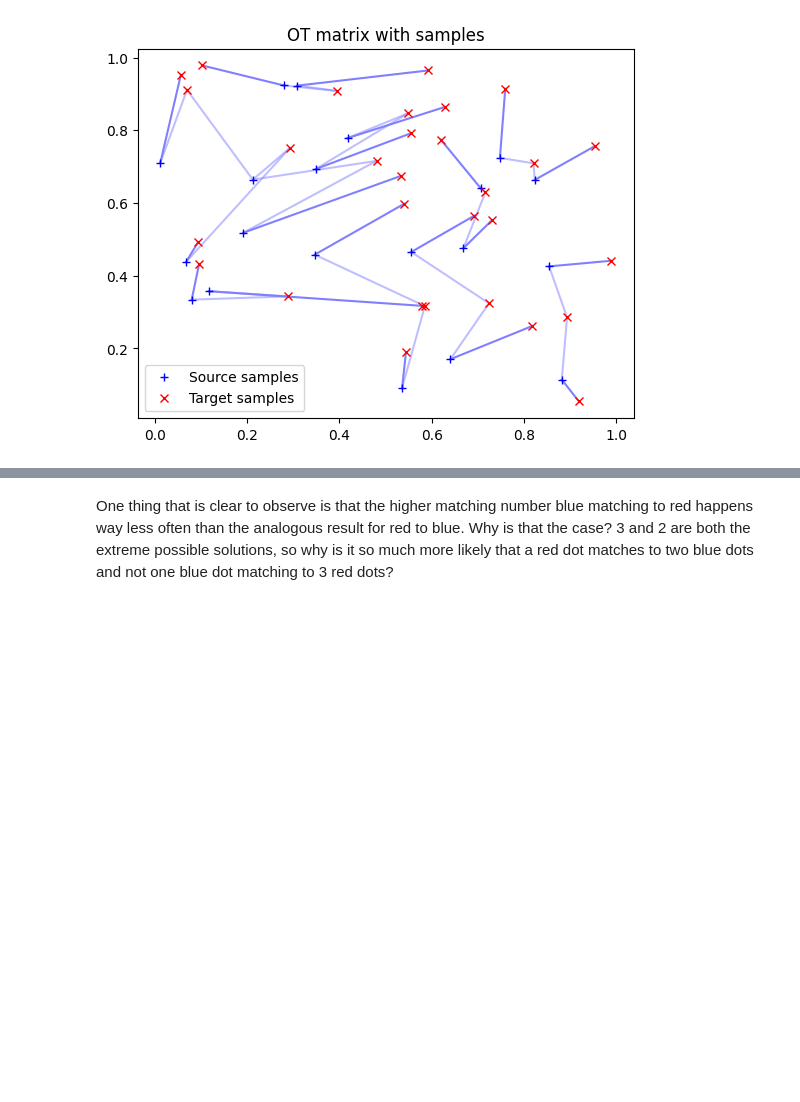
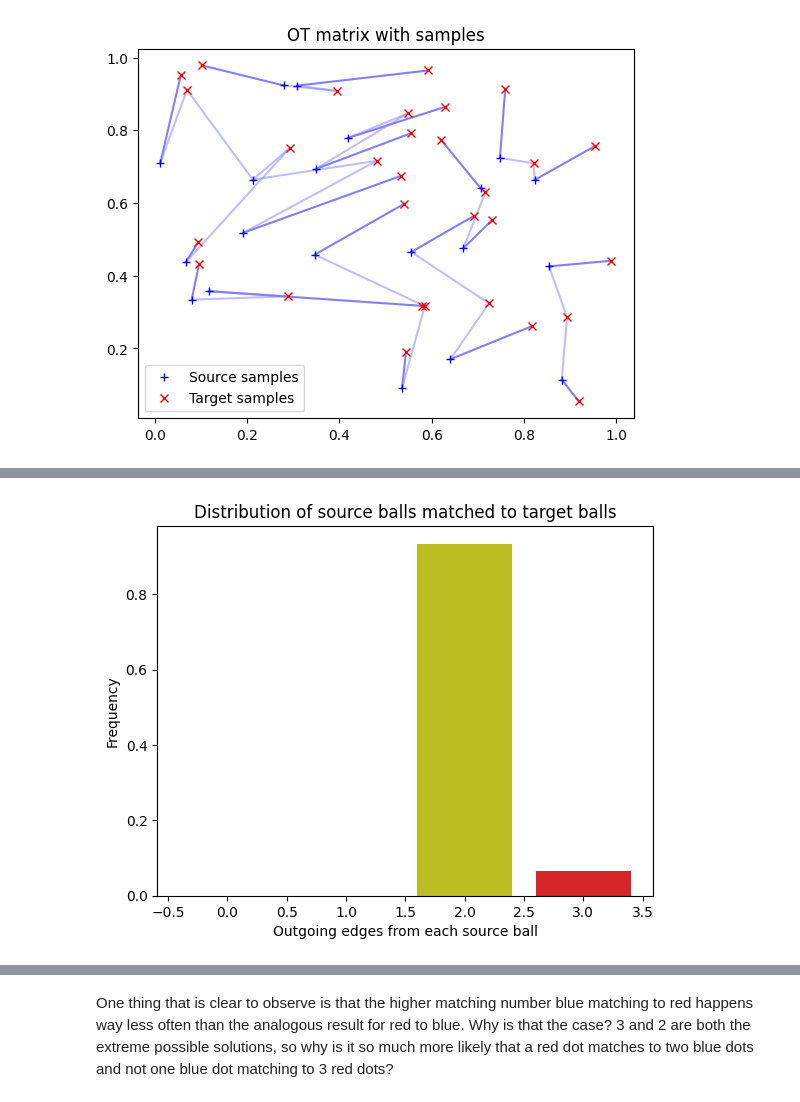
Before and after one commit to abjohnson117/OT_research, a Jupyter notebook: OT_match_stats.ipynb, the cells around one changed output, grey strips where cells are left out. Saved outputs shown, nothing was run; the diff lists cells and outputs as text; code cells hidden in the pictures; blank space fills up the shorter version.

```diff
--- a/OT_match_stats.ipynb
+++ b/OT_match_stats.ipynb
@@ -98,20 +94,23 @@ col_ratio
 # %%
-row_ratio_list = []
-col_ratio_list = []
-for _ in range(200):
+it = 200
+possible_m = list(range((int(m / gcd(20,30)))+1))
+possible_n = list(range((int(n / gcd(20,30)))+1))
+m_array = np.zeros((it,len(possible_m)))
+n_array = np.zeros((it,len(possible_n)))
+for i in range(200):
     P = np.random.rand(n, 2)
     Q = np.random.rand(m, 2)
-    # P = np.array([[0, np.random.random()] for _ in range(n)])
-    # Q = np.array([[np.random.choice([-1, 1]), np.random.random()] for _ in range(m)])
 
     G0 = OT_solver(P,Q,m,n,fig_1=False,fig_3=False,fig_4=False)
     G0 = np.where(G0 < 1e-10, 0, G0)
     row_ind_list = [np.count_nonzero(G0[arr]) for arr in range(len(G0))]
     col_ind_list = [np.count_nonzero((G0.T)[arr]) for arr in range(len((G0.T)))]
-    row_ratio = [(np.unique(row_ind_list, return_counts=True)[1][i]/len(row_ind_list),np.unique(row_ind_list, return_counts=True)[0][i]) for i in range(len(np.unique(row_ind_list, return_counts=True)[0]))]
-    col_ratio = [(np.unique(col_ind_list, return_counts=True)[1][i]/len(col_ind_list),np.unique(col_ind_list, return_counts=True)[0][i]) for i in range(len(np.unique(col_ind_list, return_counts=True)[0]))]
+    unique_row, unique_col = get_unique(row_ind_list), get_unique(col_ind_list)
 
+    for row in unique_row:
+        row_1 = row[0]
+        m_array[i,row_1] = len(row)/n
 
-
-    row_ratio_list.append(row_ratio)
-    col_ratio_list.append(col_ratio)
+    for col in unique_col:
+        col_1 = col[0]
+        n_array[i,col_1] = len(col)/m
@@ -207,0 +137,13 @@ The average frequncy of one red dot matching to two blue dot is: 0.3772833333333
+# %%
+avg_m_statistics = np.mean(m_array, axis=0)
+avg_n_statistics = np.mean(n_array, axis=0)
+# %%
+# fig, ax = plt.subplots()
+bar_colors=["tab:olive","tab:red"]
+plt.bar(possible_m,avg_m_statistics,color=bar_colors)
+plt.title("Distribution of source balls matched to target balls")
+plt.ylabel("Frequency")
+plt.xlabel("Outgoing edges from each source ball")
+plt.show()
+# %% [output]
+[figure, added]
```
Also changed, not shown: parts of 13 cells of this notebook.
